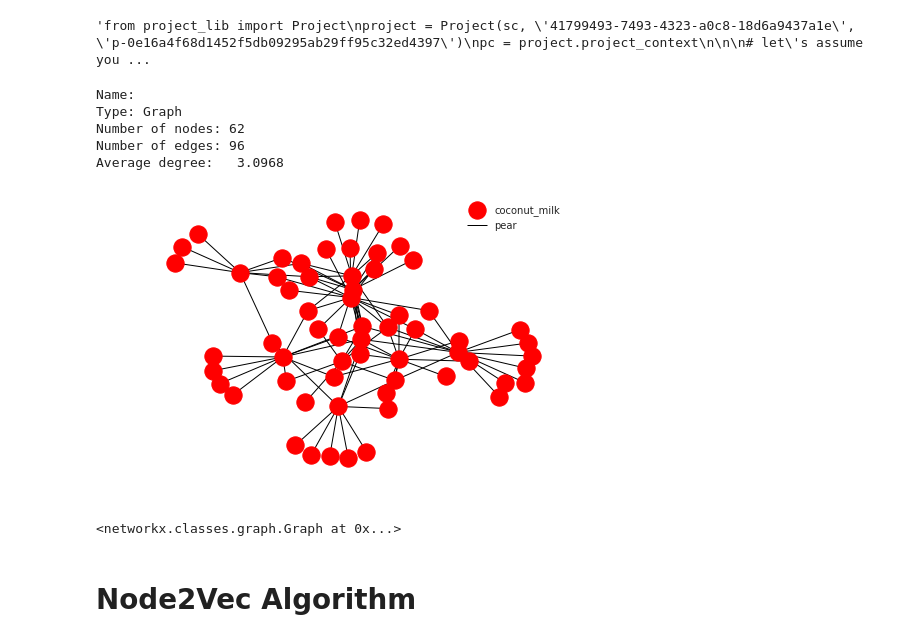
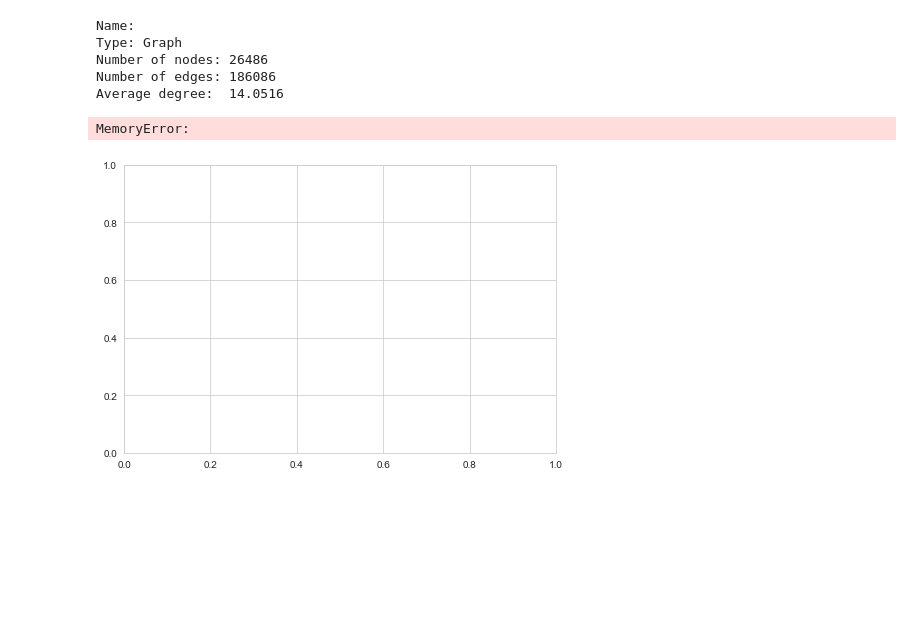
Before and after one commit to reetu20202/NLP-Predicting-recipe-substitute, a Jupyter notebook: Recipe_Node2vec.ipynb, the cells around one changed output. Drawn from its saved outputs; the diff is of its cells as text; code cells hidden in the pictures; blank space fills up the shorter version.

```diff
--- a/Recipe_Node2vec.ipynb
+++ b/Recipe_Node2vec.ipynb
@@ -48,5 +29,5 @@ if not hasattr(streaming_body_1, "__iter__"): streaming_body_1.__iter__ = types.
 # %%
-dataset = pd.read_excel(streaming_body_1)
+dataset = pd.read_excel("AllRecipesInitial.xlsx")
 # %%
 dataset['ingredient'] = dataset['ingredient'].apply(lambda x: x.replace(" ","_"))  #apply(lambda x: "%s" % '_'.join(x))
 dataset['ingredient'] = dataset['ingredient'].apply(lambda x: x.replace("agar_agaragar_agar", "agar_agar"))
@@ -79,32 +67,15 @@ len(List_graph)
-# %%
-# @hidden_cell
-# The project token is an authorization token that is used to access project resources like data sources, connections, and used by platform APIs.
-'''from project_lib import Project
-project = Project(sc, '41799493-7493-4323-a0c8-18d6a9437a1e', 'p-0e16a4f68d1452f5db09295ab29ff95c32ed4397')
-pc = project.project_context
-
-
-# let's assume you have the pandas DataFrame  pandas_df which contains the data
-# you want to save in your object storage as a csv file
-
-project.save_data("Recipe_GraphReady.csv", (pd.DataFrame(Recipe_GraphReady)).to_csv(), overwrite = True)'''
-# %% [output]
-'from project_lib import Project\nproject = Project(sc, \'41799493-7493-4323-a0c8-18d6a9437a1e\', \'p-0e16a4f68d1452f5db09295ab29ff95c32ed4397\')\npc = project.project_context\n\n\n# let\'s assume you ...
 # %%
 g = nx.Graph()
-g.add_edges_from(List_graph[0:900])
-#g.add_edges_from(List_graph[0:100])
+#g.add_edges_from([(data['ID'][0],data['ingredient'][0]), (data['ID'][1],data['ingredient'][1])])
+g.add_edges_from(List_graph)
 print(nx.info(g))
 nx.draw(g)
-plt.legend(g)
 plt.show(g)
 # %% [output]
 Name:
 Type: Graph
-Number of nodes: 62
-Number of edges: 96
-Average degree:   3.0968
+Number of nodes: 26486
+Number of edges: 186086
+Average degree:  14.0516
+MemoryError:
-[figure, old version]
+[figure, new version]
-<networkx.classes.graph.Graph at 0x...>
-# %% [markdown]
-# Node2Vec Algorithm
```
Also changed, not shown: parts of 17 cells of this notebook, 5 other files.
